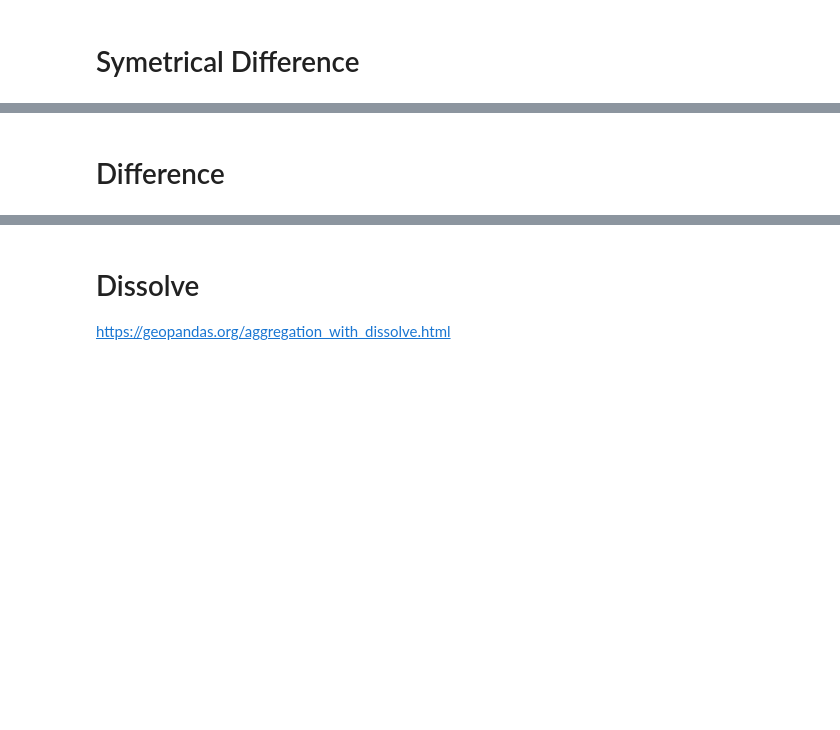
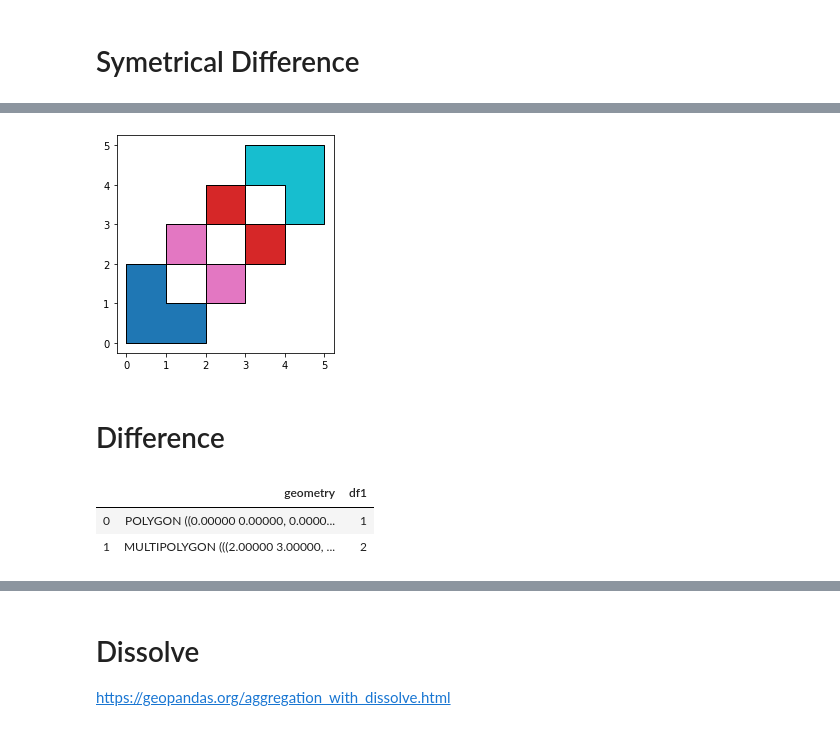
Before and after one commit to pratt-savi-810/pratt-savi-810-2020-03-lesson_05, a Jupyter notebook: completed/lesson_05_completed.ipynb, the cells around one changed output, grey strips where cells are left out. Saved outputs shown, nothing was run; the diff lists cells and outputs as text; code cells hidden in the pictures; blank space fills up the shorter version.

```diff
--- a/completed/lesson_05_completed.ipynb
+++ b/completed/lesson_05_completed.ipynb
@@ -354,2 +462,8 @@ https://geopandas.org/set_operations.html#more-examples
 # %% [markdown]
 # Symetrical Difference
+# %%
+res_symdiff = geopandas.overlay(
+    df1,
+    df2,
+    how='symmetric_difference',
+)
@@ -356,2 +478,10 @@ https://geopandas.org/set_operations.html#more-examples
+# %%
+ax = res_symdiff.plot(cmap='tab10')
+
+df1.plot(ax=ax, facecolor='none', edgecolor='k');
+
+df2.plot(ax=ax, facecolor='none', edgecolor='k');
+# %% [output]
+[figure, added]
 # %% [markdown]
 # Difference
@@ -357,0 +494,6 @@ https://geopandas.org/set_operations.html#more-examples
+# %%
+res_difference
+# %% [output]
+|  | geometry | df1 |
+| 0 | POLYGON ((0.00000 0.00000, 0.0000... | 1 |
+| 1 | MULTIPOLYGON (((2.00000 3.00000, ... | 2 |
```
Also changed, not shown: parts of 74 cells of this notebook, 1 other file.
